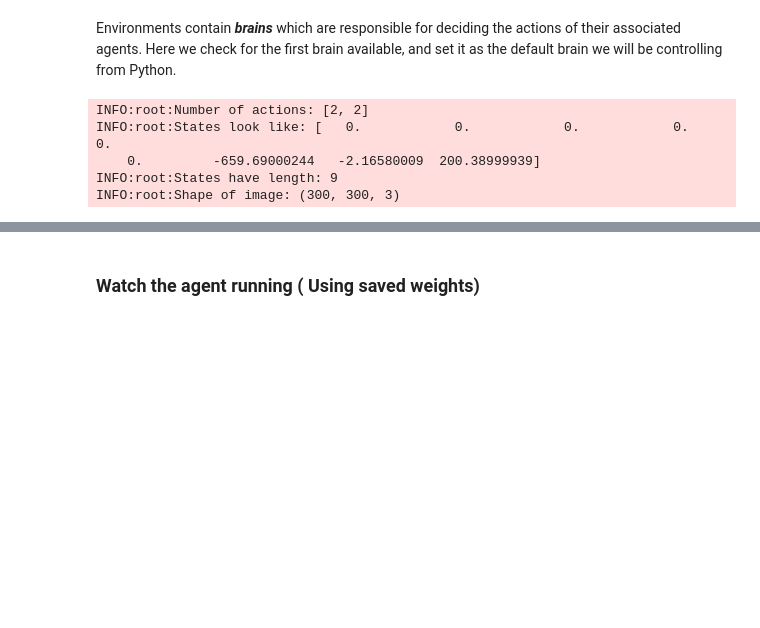
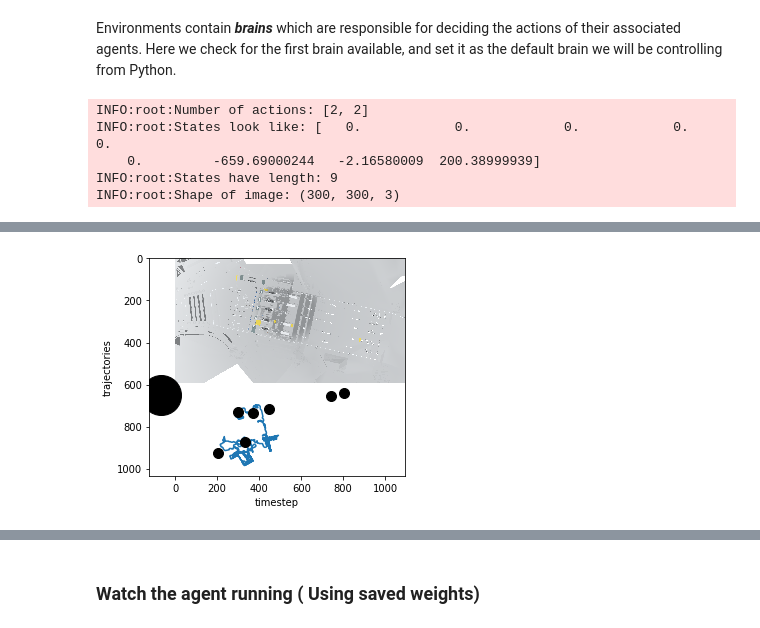
Before and after one commit to wzt1001/scl-navigation, a Jupyter notebook: Navigation.ipynb, the cells around one changed output, grey strips where cells are left out. Drawn from its saved outputs; the diff is of its cells as text; code cells hidden in the pictures; blank space fills up the shorter version.

```diff
--- a/Navigation.ipynb
+++ b/Navigation.ipynb
@@ -251,0 +282,2 @@ plt.show()
+# %%
+trans_pos = [np.array([[j[0] * ratio + plus[0], j[1], j[2] * ratio + plus[1]] for j in i]) for i in pos]
@@ -252,3 +286,20 @@ plt.show()
+# %%
+img = mpimg.imread('./plan.png')
+plt.imshow(img)
+
+for i in range(len(trans_pos)):
+    if i == 11:
+        plt.plot(trans_pos[i][:,0], trans_pos[i][:,2])
+
+for i in range(len(goals)):
+    plt.plot(goals[i][0]  * ratio + plus[0], goals[i][2]  * ratio + plus[1], marker='o', markersize=10, color="black")
+
+plt.plot([final_goal[0] * ratio + plus[1]], [final_goal[2] * ratio + plus[1]], marker='o', markersize=40, color="black")
+plt.xlabel('timestep')
+plt.ylabel('trajectories')
+plt.show()
+# %% [output]
+[figure, added]
 # %%
 imgs = np.expand_dims(np.asarray(env_info.visual_observations)[0][0], axis=0)
 input = np.transpose(imgs, (0, 3, 1, 2))
```
Also changed, not shown: parts of 10 cells of this notebook, 1 other file.
